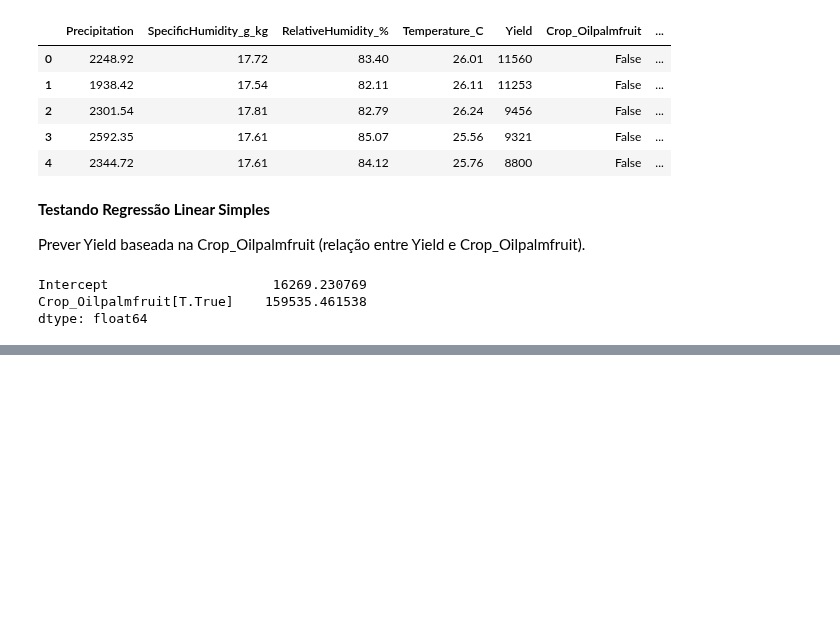
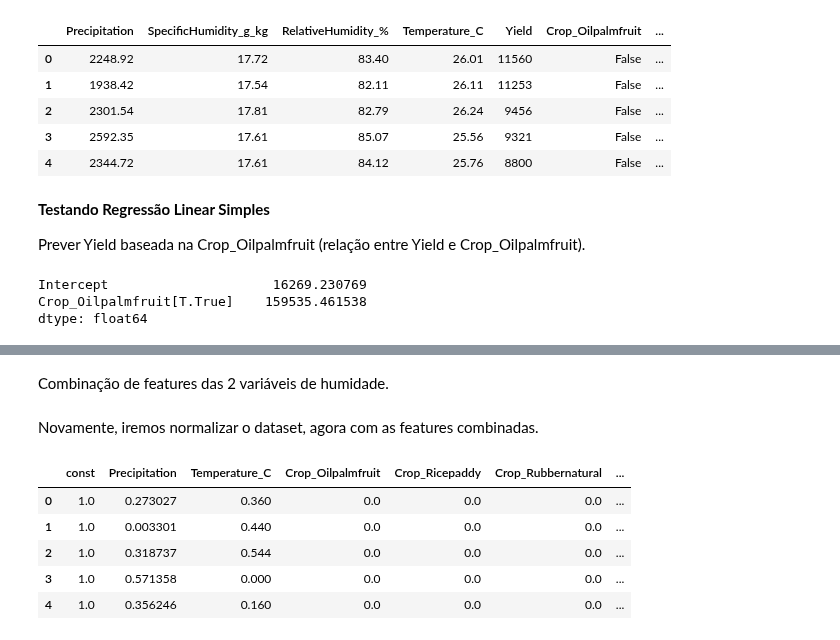
Before and after one commit to DiogoBotton/Machine_Learning_Training_Learn, a Jupyter notebook: Regressao_Linear/FIAP/Atividade_Fase5/01_exploratory_analysis.ipynb, the cells around one changed output, grey strips where cells are left out. Saved outputs shown, nothing was run; the diff lists cells and outputs as text; code cells hidden in the pictures; blank space fills up the shorter version.

```diff
--- a/Regressao_Linear/FIAP/Atividade_Fase5/01_exploratory_analysis.ipynb
+++ b/Regressao_Linear/FIAP/Atividade_Fase5/01_exploratory_analysis.ipynb
@@ -248,0 +314,2 @@ Notes:
+# %% [markdown]
+Combinação de features das 2 variáveis de humidade.
@@ -248,0 +320,18 @@ Notes:
+# %% [markdown]
+Novamente, iremos normalizar o dataset, agora com as features combinadas.
+# %%
+normalization = MinMaxScaler()
+X_scaled = normalization.fit_transform(X)
+
+df_X_scaled = pd.DataFrame(X_scaled, columns=X.columns)
+
+# Necessário adicionar um valor de constante, para permitir ao modelo encontrar um valor de y quando x = 0 (intercepto)
+df_X_scaled = sm.add_constant(df_X_scaled)
+df_X_scaled.head()
+# %% [output]
+|  | const | Precipitation | Temperature_C | Crop_Oilpalmfruit | Crop_Ricepaddy | Crop_Rubbernatural | ... |
+| 0 | 1.0 | 0.273027 | 0.360 | 0.0 | 0.0 | 0.0 | ... |
+| 1 | 1.0 | 0.003301 | 0.440 | 0.0 | 0.0 | 0.0 | ... |
+| 2 | 1.0 | 0.318737 | 0.544 | 0.0 | 0.0 | 0.0 | ... |
+| 3 | 1.0 | 0.571358 | 0.000 | 0.0 | 0.0 | 0.0 | ... |
+| 4 | 1.0 | 0.356246 | 0.160 | 0.0 | 0.0 | 0.0 | ... |
```
Also changed, not shown: parts of 21 cells of this notebook.
